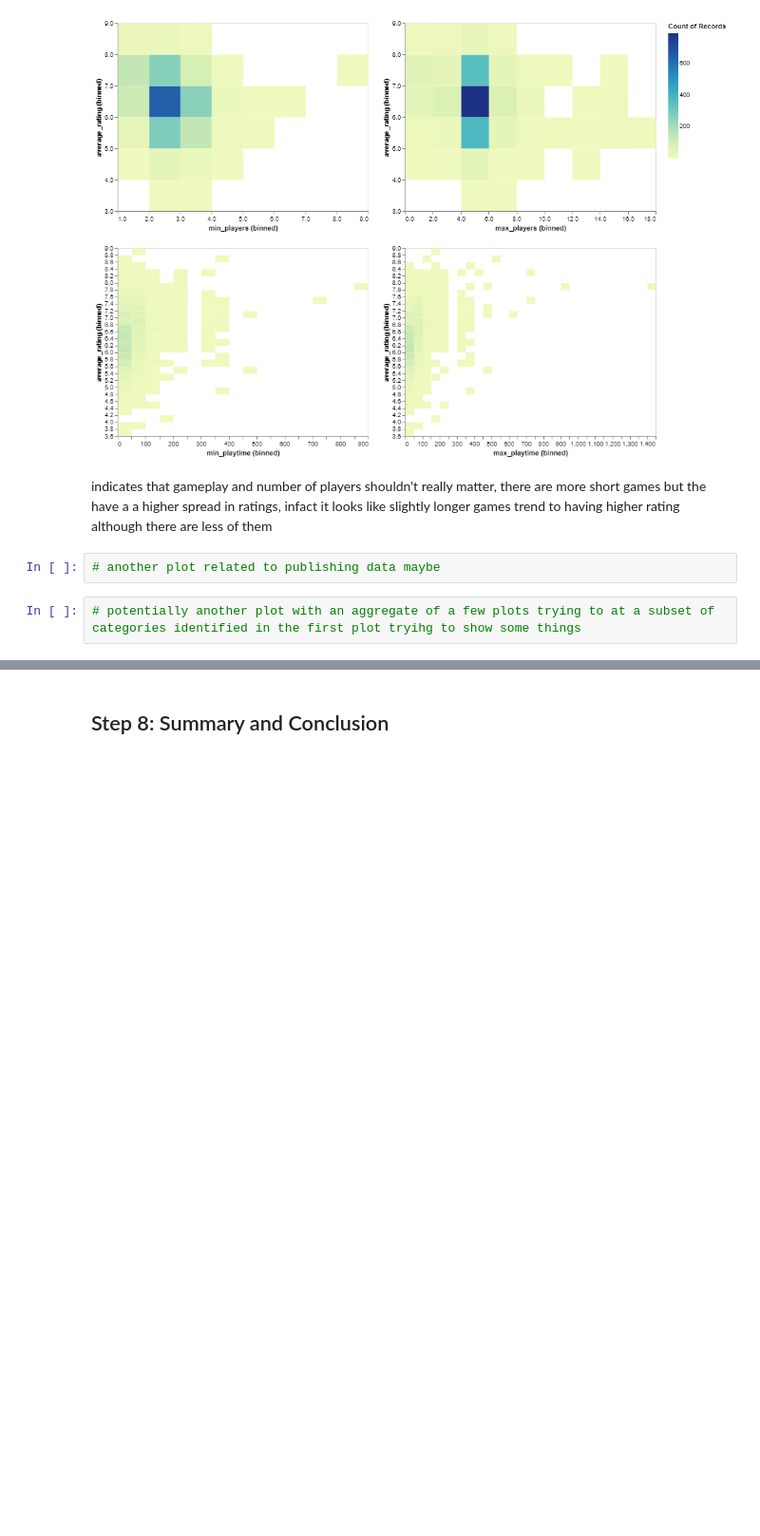
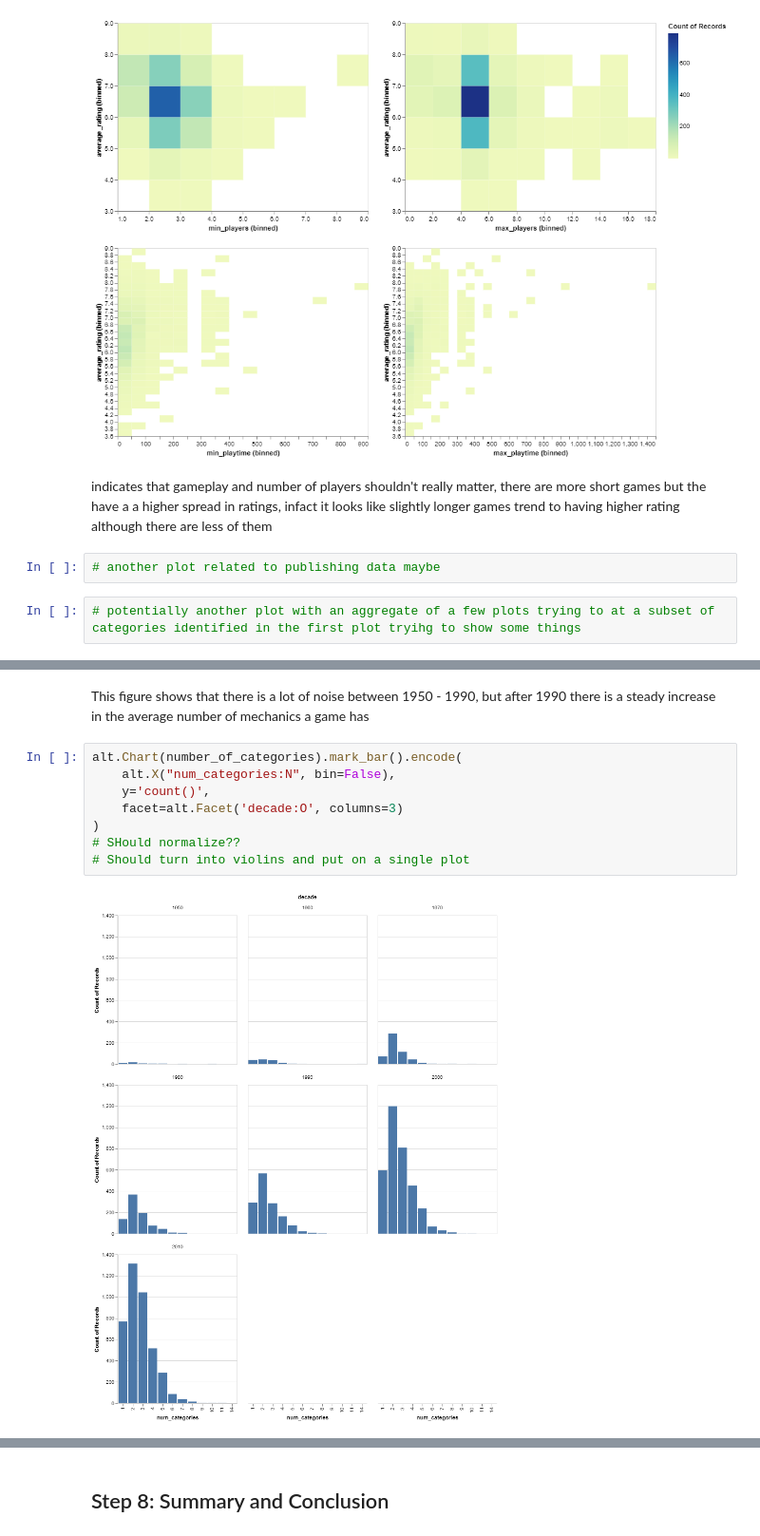
Before and after one commit to ubco-mds-2020-labs/data-550-project2-group-14, a Jupyter notebook: boardgame_EDA.ipynb, the cells around one changed output, grey strips where cells are left out. Shown: that part at 95% size. Drawn from its saved outputs; the diff is of its cells as text; blank space fills up the shorter version.

```diff
--- a/boardgame_EDA.ipynb
+++ b/boardgame_EDA.ipynb
@@ -285,0 +334,12 @@ indicates that gameplay and number of players shouldn't really matter, there are
+# %% [markdown]
+This figure shows that there is a lot of noise between 1950 - 1990, but after 1990 there is a steady increase in the average number of mechanics a game has
+# %%
+alt.Chart(number_of_categories).mark_bar().encode(
+    alt.X("num_categories:N", bin=False),
+    y='count()',
+    facet=alt.Facet('decade:O', columns=3)
+)
+# SHould normalize??
+# Should turn into violins and put on a single plot
+# %% [output]
+[figure, added]
```
Also changed, not shown: parts of 20 cells of this notebook, 1 other file.
